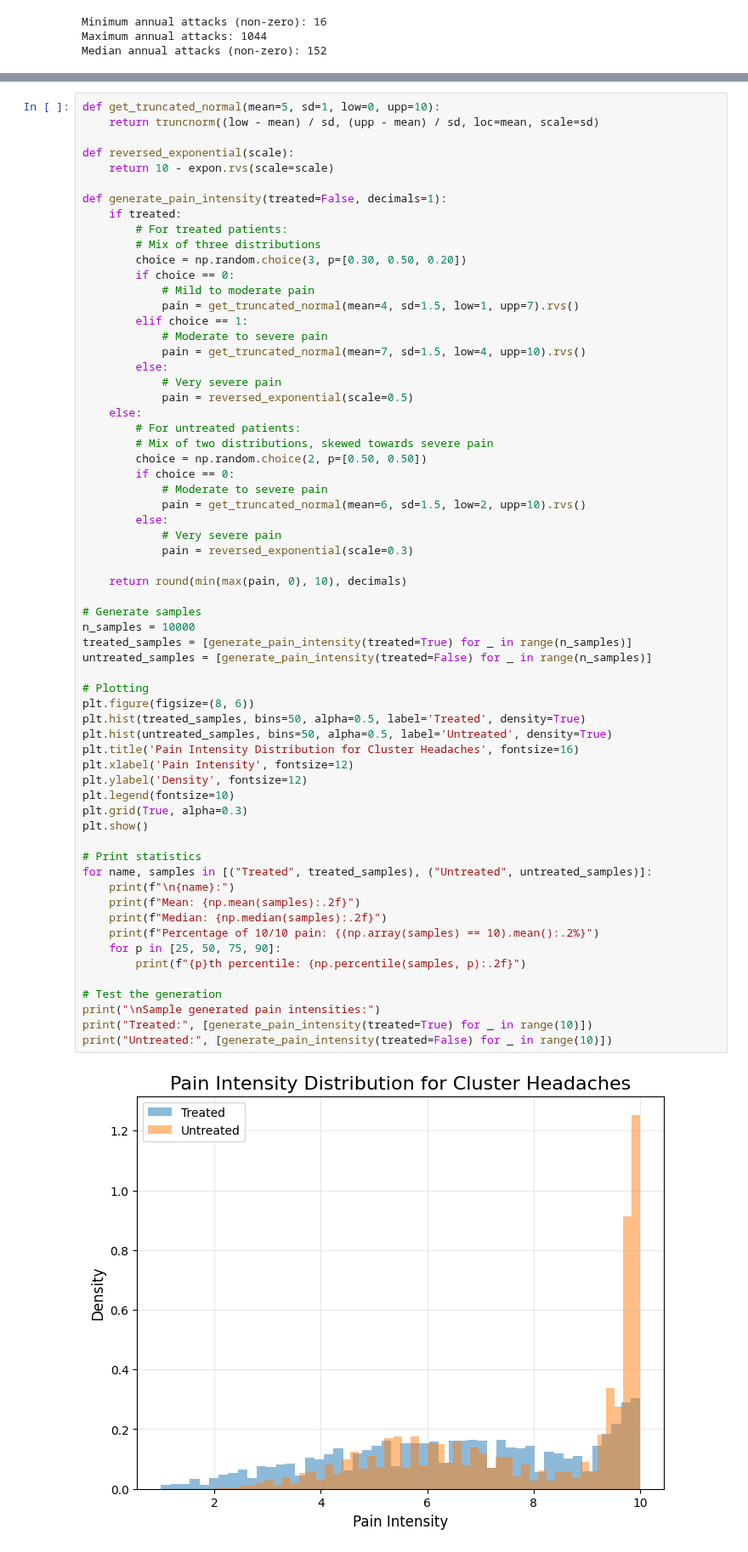
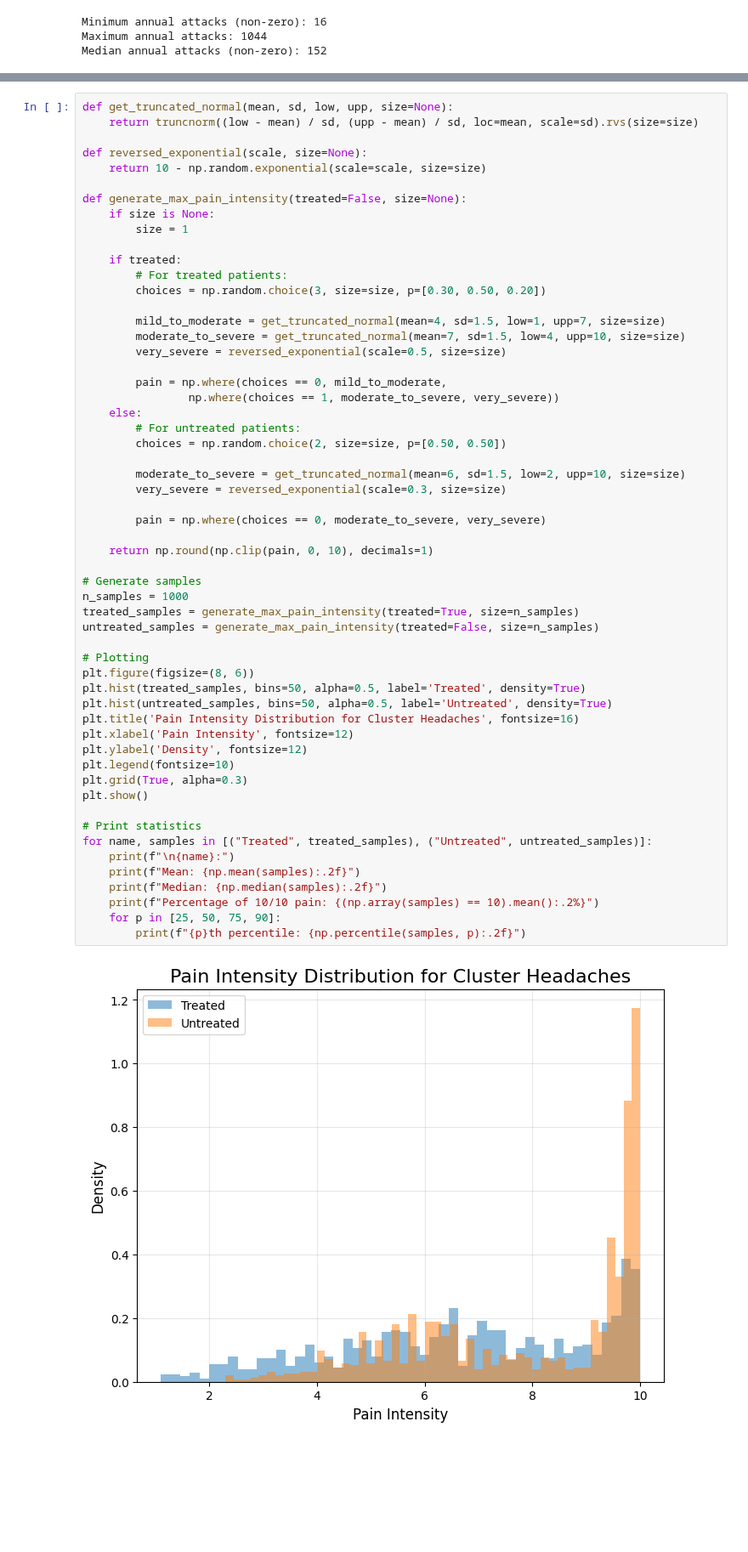
Before and after one commit to aph-research/cluster-headaches, a Jupyter notebook: Cluster headache full model.ipynb, the cells around one changed output, grey strips where cells are left out. Shown at 85% size. Cells and saved outputs as stored; diff of their text form; blank space fills up the shorter version.

Commit message:
First full simulations
Need to run some sanity checks and get the total annual pain distribution instead of just the sum.

```diff
--- a/Cluster headache full model.ipynb
+++ b/Cluster headache full model.ipynb
@@ -516,66 +540,59 @@ Maximum duration: 244.0 minutes
 # %%
-def get_truncated_normal(mean=5, sd=1, low=0, upp=10):
-    return truncnorm((low - mean) / sd, (upp - mean) / sd, loc=mean, scale=sd)
+def get_truncated_normal(mean, sd, low, upp, size=None):
+    return truncnorm((low - mean) / sd, (upp - mean) / sd, loc=mean, scale=sd).rvs(size=size)
 
-def reversed_exponential(scale):
-    return 10 - expon.rvs(scale=scale)
+def reversed_exponential(scale, size=None):
+    return 10 - np.random.exponential(scale=scale, size=size)
 
-def generate_pain_intensity(treated=False, decimals=1):
+def generate_max_pain_intensity(treated=False, size=None):
+    if size is None:
+        size = 1
+
     if treated:
         # For treated patients:
-        # Mix of three distributions
-        choice = np.random.choice(3, p=[0.30, 0.50, 0.20])
-        if choice == 0:
-            # Mild to moderate pain
-            pain = get_truncated_normal(mean=4, sd=1.5, low=1, upp=7).rvs()
-        elif choice == 1:
-            # Moderate to severe pain
-            pain = get_truncated_normal(mean=7, sd=1.5, low=4, upp=10).rvs()
-        else:
-            # Very severe pain
-            pain = reversed_exponential(scale=0.5)
+        choices = np.random.choice(3, size=size, p=[0.30, 0.50, 0.20])
+
+        mild_to_moderate = get_truncated_normal(mean=4, sd=1.5, low=1, upp=7, size=size)
+        moderate_to_severe = get_truncated_normal(mean=7, sd=1.5, low=4, upp=10, size=size)
+        very_severe = reversed_exponential(scale=0.5, size=size)
+
+        pain = np.where(choices == 0, mild_to_moderate,
+                np.where(choices == 1, moderate_to_severe, very_severe))
     else:
         # For untreated patients:
-        # Mix of two distributions, skewed towards severe pain
-        choice = np.random.choice(2, p=[0.50, 0.50])
-        if choice == 0:
-            # Moderate to severe pain
-            pain = get_truncated_normal(mean=6, sd=1.5, low=2, upp=10).rvs()
-        else:
-            # Very severe pain
-            pain = reversed_exponential(scale=0.3)
+        choices = np.random.choice(2, size=size, p=[0.50, 0.50])
 
-    return round(min(max(pain, 0), 10), decimals)
+        moderate_to_severe = get_truncated_normal(mean=6, sd=1.5, low=2, upp=10, size=size)
+        very_severe = reversed_exponential(scale=0.3, size=size)
+
+        pain = np.where(choices == 0, moderate_to_severe, very_severe)
+
+    return np.round(np.clip(pain, 0, 10), decimals=1)
 
 # Generate samples
-n_samples = 10000
-treated_samples = [generate_pain_intensity(treated=True) for _ in range(n_samples)]
-untreated_samples = [generate_pain_intensity(treated=False) for _ in range(n_samples)]
+n_samples = 1000
+treated_samples = generate_max_pain_intensity(treated=True, size=n_samples)
+untreated_samples = generate_max_pain_intensity(treated=False, size=n_samples)
 
 # Plotting
 plt.figure(figsize=(8, 6))
 plt.hist(treated_samples, bins=50, alpha=0.5, label='Treated', density=True)
 plt.hist(untreated_samples, bins=50, alpha=0.5, label='Untreated', density=True)
 plt.title('Pain Intensity Distribution for Cluster Headaches', fontsize=16)
 plt.xlabel('Pain Intensity', fontsize=12)
 plt.ylabel('Density', fontsize=12)
 plt.legend(fontsize=10)
 plt.grid(True, alpha=0.3)
 plt.show()
 
 # Print statistics
 for name, samples in [("Treated", treated_samples), ("Untreated", untreated_samples)]:
     print(f"\n{name}:")
     print(f"Mean: {np.mean(samples):.2f}")
     print(f"Median: {np.median(samples):.2f}")
     print(f"Percentage of 10/10 pain: {(np.array(samples) == 10).mean():.2%}")
     for p in [25, 50, 75, 90]:
         print(f"{p}th percentile: {np.percentile(samples, p):.2f}")
-
-# Test the generation
-print("\nSample generated pain intensities:")
-print("Treated:", [generate_pain_intensity(treated=True) for _ in range(10)])
-print("Untreated:", [generate_pain_intensity(treated=False) for _ in range(10)])
 # %% [output]
-[figure, old version]
+[figure, new version]
 Treated:
```
Also changed, not shown: parts of 6 cells of this notebook.
